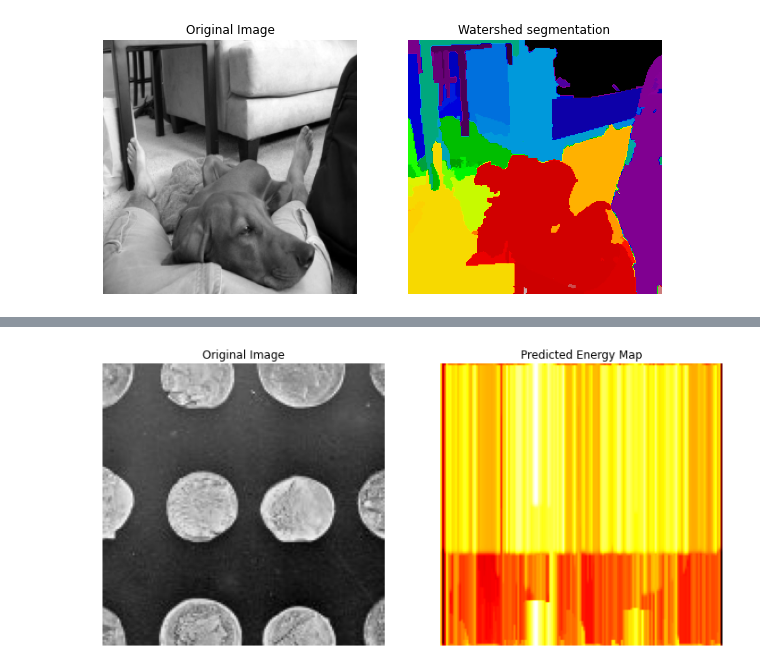
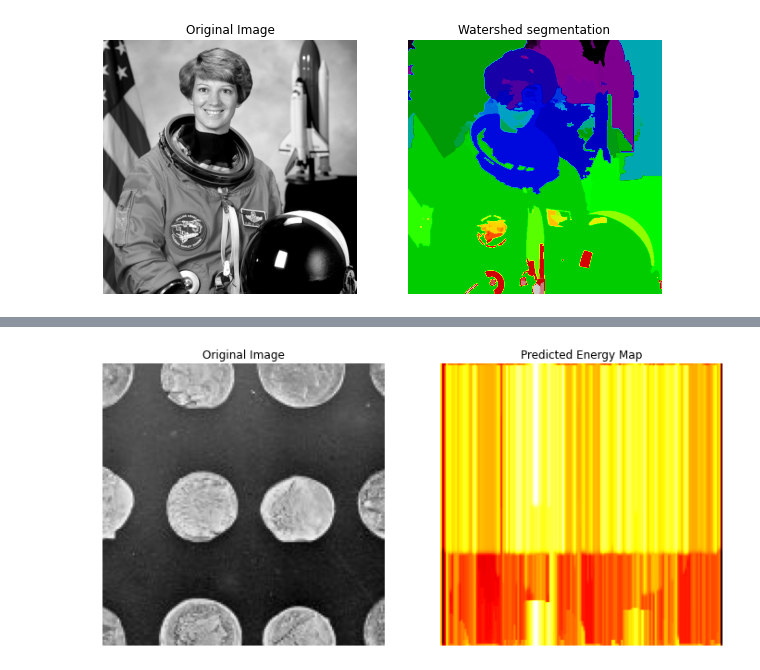
Before and after one commit to YSLCoat/learnableTokenizer, a Jupyter notebook: src/superpixelAlgorithms/WatershedNotebook.ipynb, the cells around one changed output, grey strips where cells are left out. Saved outputs shown, nothing was run; the diff lists cells and outputs as text; code cells hidden in the pictures.

Commit message:
reimplement more functions

```diff
--- a/src/superpixelAlgorithms/WatershedNotebook.ipynb
+++ b/src/superpixelAlgorithms/WatershedNotebook.ipynb
@@ -136,61 +233,79 @@ ValueError: too many values to unpack (expected 2)
 # %%
+import torch
+import torch.nn.functional as F
+from torch import nn
 import numpy as np
 import matplotlib.pyplot as plt
-from scipy import ndimage as ndi
-from skimage import data
 from skimage.color import rgb2gray
 from skimage.filters import sobel
+import heapq
+from scipy.ndimage import label, generate_binary_structure
+
+def rgb_to_grayscale(image):
+    """
+    Convert an RGB image to grayscale.
+    """
+    if len(image.shape) == 3 and image.shape[2] == 3:
+        grayscale = 0.299 * image[:, :, 0] + 0.587 * image[:, :, 1] + 0.114 * image[:, :, 2]
+        return grayscale
+    else:
+        raise ValueError("Input image must be an RGB image with 3 channels.")
+
+class WatershedFromScratch(nn.Module):
+    def __init__(self):
+        super(WatershedFromScratch, self).__init__()
+
+    def forward(self, image):
+        # Compute the gradient magnitude of the image
+        gradient = sobel(image.numpy())
+        gradient = torch.tensor(gradient, dtype=torch.float32)
+
+        # Generate markers
+        markers = torch.zeros_like(image, dtype=torch.int64)
+        markers[image < torch.tensor(np.percentile(image.numpy(), 10))] = 1
+        markers[image > torch.tensor(np.percentile(image.numpy(), 90))] = 2
+
+        # Simulate flooding process
+        structure = generate_binary_structure(2, 2)
+        labeled, _ = label(markers.numpy(), structure=structure)
+        labeled = torch.tensor(labeled, dtype=torch.int64)
+
+        heap = []
+        for (i, j), value in np.ndenumerate(labeled.numpy()):
+            if value > 0:
+                heapq.heappush(heap, (gradient[i, j].item(), i, j, value))
+
+        while heap:
+            h, i, j, label_val = heapq.heappop(heap)
+            for di in range(-1, 2):
+                for dj in range(-1, 2):
+                    ni, nj = i + di, j + dj
+                    if 0 <= ni < gradient.shape[0] and 0 <= nj < gradient.shape[1]:
+                        if labeled[ni, nj] == 0:
+                            labeled[ni, nj] = label_val
+                            heapq.heappush(heap, (gradient[ni, nj].item(), ni, nj, label_val))
+
+        return labeled
 
 def watershed_from_scratch(image):
-    # Convert image to grayscale
-    if len(image.shape) == 3:
-        image = rgb2gray(image)
-
-    # Compute the gradient magnitude of the image
-    gradient = sobel(image)
-
-    # Generate markers
-    markers = np.zeros_like(image)
-    markers[image < np.percentile(image, 10)] = 1
-    markers[image > np.percentile(image, 90)] = 2
-
-    # Simulate flooding process
-    from scipy.ndimage import label, generate_binary_structure
-    labeled, _ = label(markers)
-
-    structure = generate_binary_structure(2, 2)
-
-    import heapq
-    heap = []
-    for (i, j), value in np.ndenumerate(labeled):
-        if value > 0:
-            heapq.heappush(heap, (gradient[i, j], i, j, value))
-
-    while heap:
-        h, i, j, label_val = heapq.heappop(heap)
-        for di in range(-1, 2):
-            for dj in range(-1, 2):
-                ni, nj = i + di, j + dj
-                if 0 <= ni < gradient.shape[0] and 0 <= nj < gradient.shape[1]:
-                    if labeled[ni, nj] == 0:
-                        labeled[ni, nj] = label_val
-                        heapq.heappush(heap, (gradient[ni, nj], ni, nj, label_val))
-
+    model = WatershedFromScratch()
+    labeled = model(torch.tensor(image, dtype=torch.float32))
 
     plt.figure(figsize=(10, 5))
     plt.subplot(1, 2, 1)
     plt.imshow(image, cmap='gray')
     plt.title('Original Image')
     plt.axis('off')
 
     plt.subplot(1, 2, 2)
     plt.imshow(labeled, cmap='nipy_spectral')
     plt.title('Watershed segmentation')
     plt.axis('off')
 
     plt.show()
 
-
-watershed_from_scratch(np.asarray(image))
+image = np.asarray(data.astronaut())
+grayscale_image = rgb_to_grayscale(image)
+watershed_from_scratch(grayscale_image)
 # %% [output]
-[figure, old version]
+[figure, new version]
```
Also changed, not shown: parts of 16 cells of this notebook.
